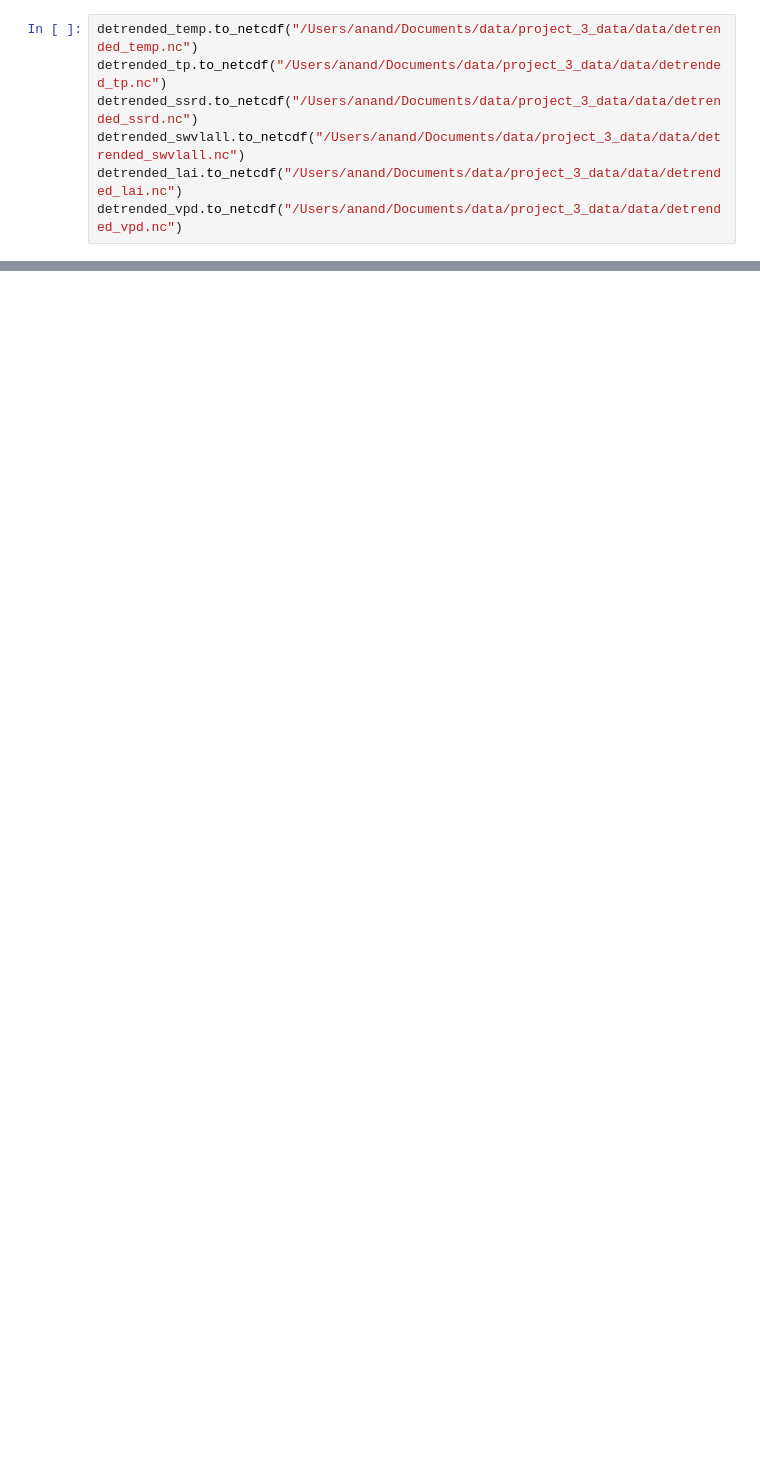
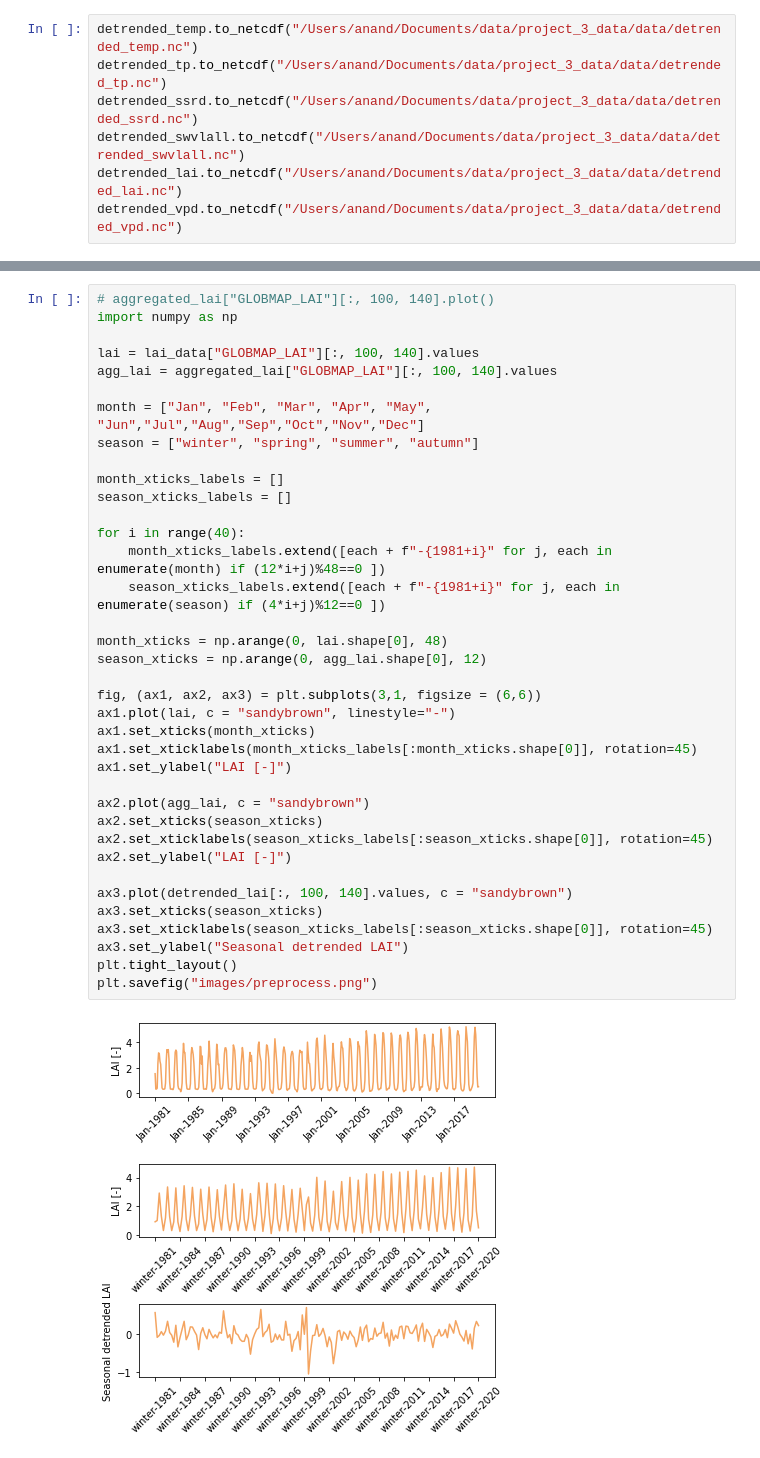
Before and after one commit to melioristic/preconditioned-compound-vegetation, a Jupyter notebook: n2_write_aggregated_dataset.ipynb, the cells around one changed output, grey strips where cells are left out. Drawn from its saved outputs; the diff is of its cells as text; blank space fills up the shorter version.

```diff
--- a/n2_write_aggregated_dataset.ipynb
+++ b/n2_write_aggregated_dataset.ipynb
@@ -75,0 +81,39 @@ detrended_vpd.to_netcdf("/Users/anand/Documents/data/project_3_data/data/detrend
+# %%
+# aggregated_lai["GLOBMAP_LAI"][:, 100, 140].plot()
+import numpy as np
+
+lai = lai_data["GLOBMAP_LAI"][:, 100, 140].values
+agg_lai = aggregated_lai["GLOBMAP_LAI"][:, 100, 140].values
+
+month = ["Jan", "Feb", "Mar", "Apr", "May", "Jun","Jul","Aug","Sep","Oct","Nov","Dec"]
+season = ["winter", "spring", "summer", "autumn"]
+
+month_xticks_labels = []
+season_xticks_labels = []
+
+for i in range(40):
+    month_xticks_labels.extend([each + f"-{1981+i}" for j, each in enumerate(month) if (12*i+j)%48==0 ])
+    season_xticks_labels.extend([each + f"-{1981+i}" for j, each in enumerate(season) if (4*i+j)%12==0 ])
+
+month_xticks = np.arange(0, lai.shape[0], 48)
+season_xticks = np.arange(0, agg_lai.shape[0], 12)
+
+fig, (ax1, ax2, ax3) = plt.subplots(3,1, figsize = (6,6))
+ax1.plot(lai, c = "sandybrown", linestyle="-")
+ax1.set_xticks(month_xticks)
+ax1.set_xticklabels(month_xticks_labels[:month_xticks.shape[0]], rotation=45)
+ax1.set_ylabel("LAI [-]")
+
+ax2.plot(agg_lai, c = "sandybrown")
+ax2.set_xticks(season_xticks)
+ax2.set_xticklabels(season_xticks_labels[:season_xticks.shape[0]], rotation=45)
+ax2.set_ylabel("LAI [-]")
+
+ax3.plot(detrended_lai[:, 100, 140].values, c = "sandybrown")
+ax3.set_xticks(season_xticks)
+ax3.set_xticklabels(season_xticks_labels[:season_xticks.shape[0]], rotation=45)
+ax3.set_ylabel("Seasonal detrended LAI")
+plt.tight_layout()
+plt.savefig("images/preprocess.png")
+# %% [output]
+[figure, added]
```
Also changed, not shown: parts of 6 cells of this notebook, 27 other files.
